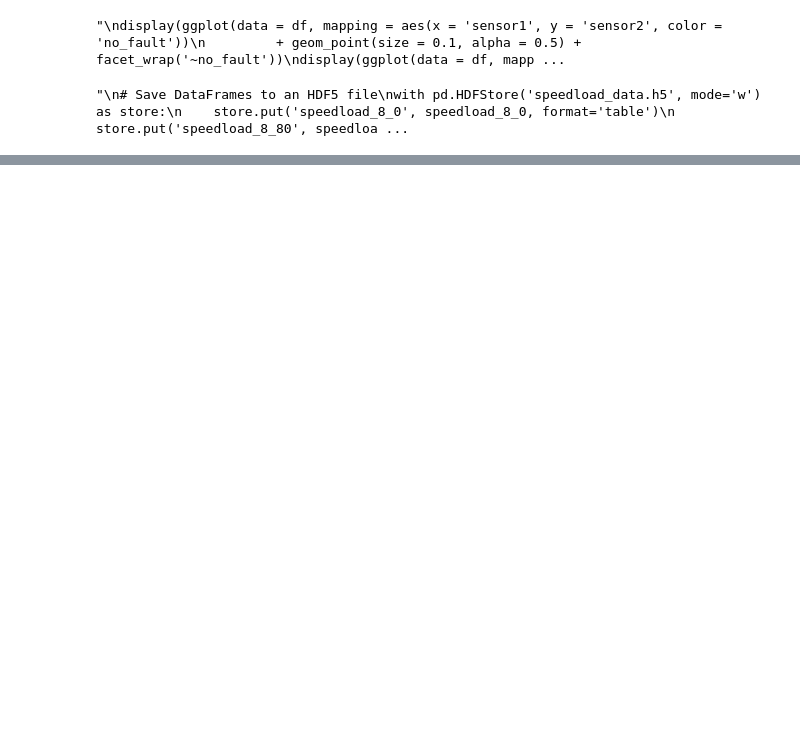
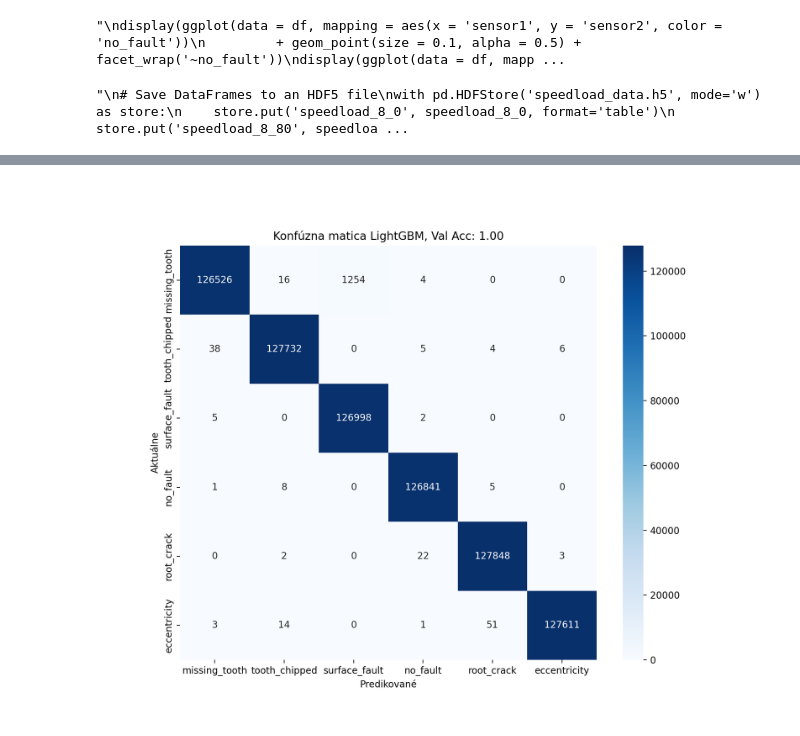
Before and after one commit to robertmunkaci/DataAnalysis, a Jupyter notebook: main.ipynb, the cells around one changed output, grey strips where cells are left out. Cells and saved outputs as stored; diff of their text form; code cells hidden in the pictures; blank space fills up the shorter version.

```diff
--- a/main.ipynb
+++ b/main.ipynb
@@ -764,0 +650,19 @@ plt.show()
+# %%
+
+from sklearn.metrics import confusion_matrix
+import matplotlib.pyplot as plt
+
+# Calculate the confusion matrix
+cm = confusion_matrix(y_val, val_pred_lgb)
+
+# Trasnform classes from numerical to names in someway
+predicted_names = [mapping_dict[label] for label in best_lgb_model.classes_]
+# Show confnusion matrix as a heatmap
+plt.figure(figsize=(10, 8))
+sns.heatmap(cm, annot=True, fmt='d', cmap='Blues', xticklabels=predicted_names, yticklabels=predicted_names)
+plt.xlabel('Predikované')
+plt.ylabel('Aktuálne')
+plt.title(f'Konfúzna matica LightGBM, Val Acc: {val_accuracy_lgb:.2f}')
+plt.show()
+# %% [output]
+[figure, added]
```
Also changed, not shown: parts of 58 cells of this notebook.
